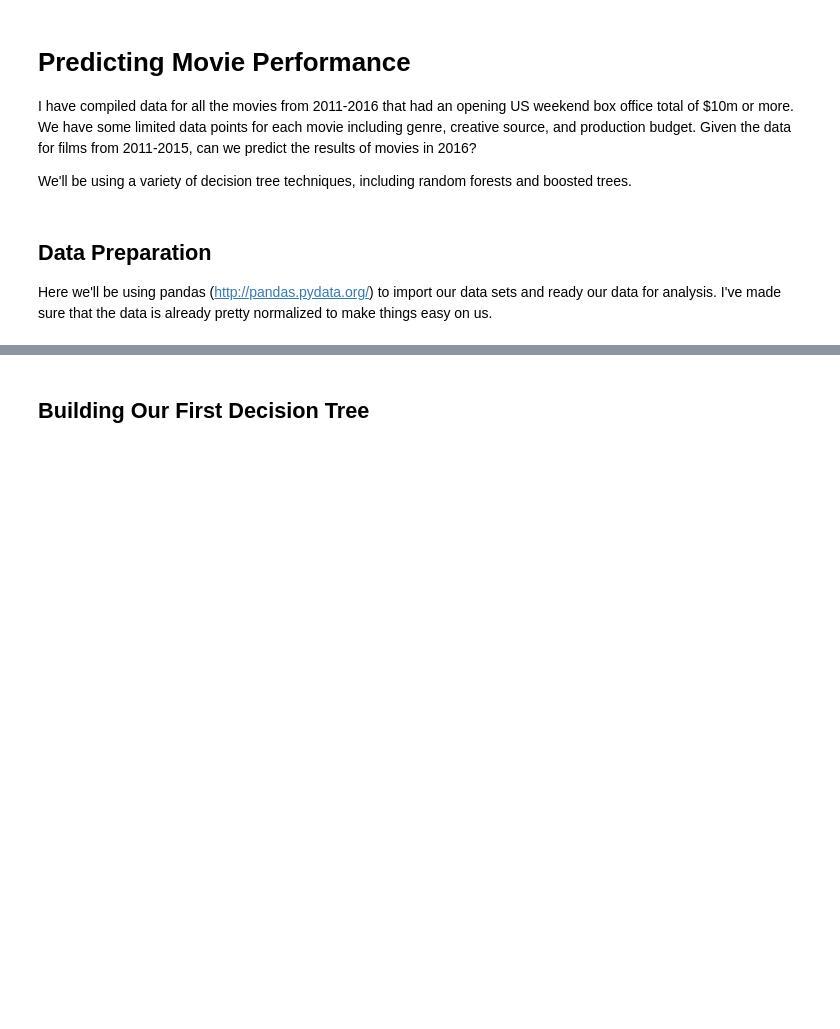
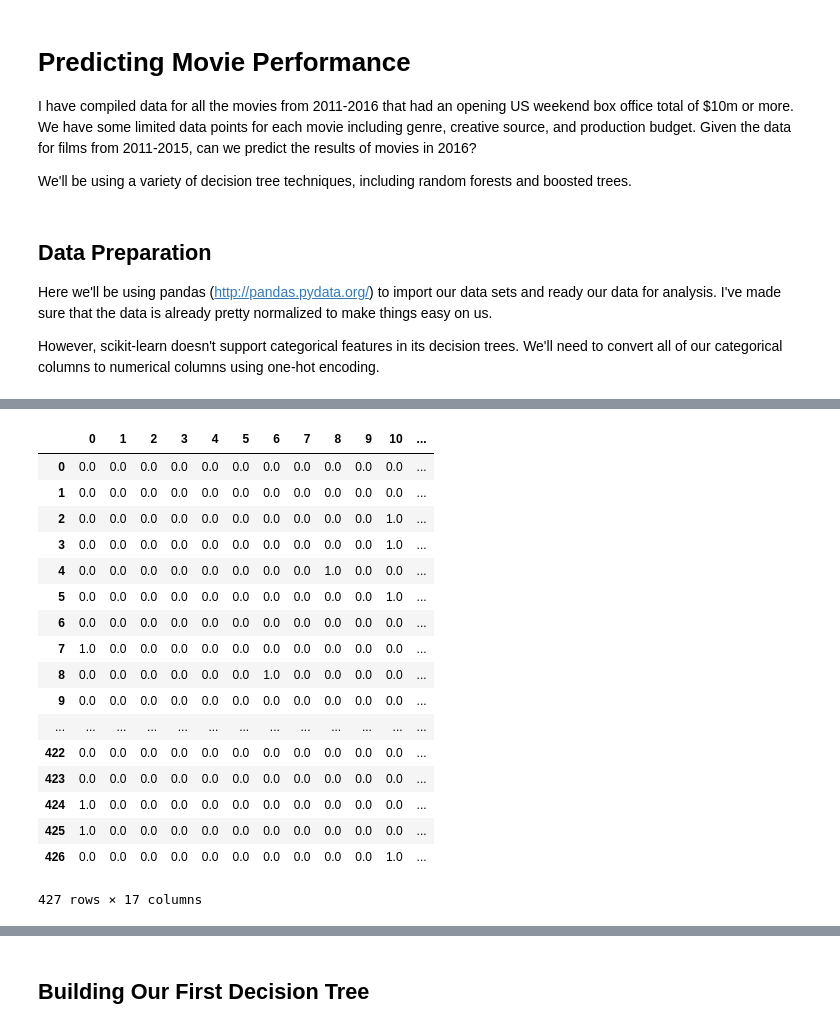
Before and after one commit to Jbroski/movie-data, a Jupyter notebook: Movie Decision Trees.ipynb, the cells around one changed output, grey strips where cells are left out. Cells and saved outputs as stored; diff of their text form; code cells hidden in the pictures; blank space fills up the shorter version.

Commit message:
trying out one-hot encoder

```diff
--- a/Movie Decision Trees.ipynb
+++ b/Movie Decision Trees.ipynb
@@ -17,6 +19,8 @@ from sklearn import tree
 # %% [markdown]
 ## Data Preparation
 Here we'll be using pandas (http://pandas.pydata.org/) to import our data sets and ready our data for analysis. I've made sure that the data is already pretty normalized to make things easy on us.
+
+However, scikit-learn doesn't support categorical features in its decision trees. We'll need to convert all of our categorical columns to numerical columns using one-hot encoding.
 # %%
 train = pd.read_csv('train.csv',parse_dates=[0])
 trainY = train['Infl. Adj. Dom. Box Office']
@@ -35,3 +39,35 @@ train.head()
 | 2 | 2012-03-16 | 21 Jump Street | Sony Pictures | Comedy | Based on TV | Live Action | Contemporary Fiction | ... |
 | 3 | 2014-06-13 | 22 Jump Street | Sony Pictures | Comedy | Based on TV | Live Action | Contemporary Fiction | ... |
 | 4 | 2014-02-21 | 3 Days to Kill | Relativity | Thriller/Suspense | Original Screenplay | Live Action | Contemporary Fiction | ... |
+# %%
+le = LabelEncoder()
+s = train['Theatrical Distributor']
+s = s.append(test['Theatrical Distributor'])
+le.fit(s)
+s1 = le.transform(train['Theatrical Distributor'])
+s2 = le.transform(test['Theatrical Distributor'])
+a = np.append(s1,s2).reshape(-1,1)
+#print a
+oh = OneHotEncoder(sparse=False)
+oh.fit(a)
+st = oh.transform(s1.reshape(-1,1))
+pd.DataFrame(st)
+# %% [output]
+|  | 0 | 1 | 2 | 3 | 4 | 5 | 6 | 7 | 8 | 9 | 10 | ... |
+| 0 | 0.0 | 0.0 | 0.0 | 0.0 | 0.0 | 0.0 | 0.0 | 0.0 | 0.0 | 0.0 | 0.0 | ... |
+| 1 | 0.0 | 0.0 | 0.0 | 0.0 | 0.0 | 0.0 | 0.0 | 0.0 | 0.0 | 0.0 | 0.0 | ... |
+| 2 | 0.0 | 0.0 | 0.0 | 0.0 | 0.0 | 0.0 | 0.0 | 0.0 | 0.0 | 0.0 | 1.0 | ... |
+| 3 | 0.0 | 0.0 | 0.0 | 0.0 | 0.0 | 0.0 | 0.0 | 0.0 | 0.0 | 0.0 | 1.0 | ... |
+| 4 | 0.0 | 0.0 | 0.0 | 0.0 | 0.0 | 0.0 | 0.0 | 0.0 | 1.0 | 0.0 | 0.0 | ... |
+| 5 | 0.0 | 0.0 | 0.0 | 0.0 | 0.0 | 0.0 | 0.0 | 0.0 | 0.0 | 0.0 | 1.0 | ... |
+| 6 | 0.0 | 0.0 | 0.0 | 0.0 | 0.0 | 0.0 | 0.0 | 0.0 | 0.0 | 0.0 | 0.0 | ... |
+| 7 | 1.0 | 0.0 | 0.0 | 0.0 | 0.0 | 0.0 | 0.0 | 0.0 | 0.0 | 0.0 | 0.0 | ... |
+| 8 | 0.0 | 0.0 | 0.0 | 0.0 | 0.0 | 0.0 | 1.0 | 0.0 | 0.0 | 0.0 | 0.0 | ... |
+| 9 | 0.0 | 0.0 | 0.0 | 0.0 | 0.0 | 0.0 | 0.0 | 0.0 | 0.0 | 0.0 | 0.0 | ... |
+| ... | ... | ... | ... | ... | ... | ... | ... | ... | ... | ... | ... | ... |
+| 422 | 0.0 | 0.0 | 0.0 | 0.0 | 0.0 | 0.0 | 0.0 | 0.0 | 0.0 | 0.0 | 0.0 | ... |
+| 423 | 0.0 | 0.0 | 0.0 | 0.0 | 0.0 | 0.0 | 0.0 | 0.0 | 0.0 | 0.0 | 0.0 | ... |
+| 424 | 1.0 | 0.0 | 0.0 | 0.0 | 0.0 | 0.0 | 0.0 | 0.0 | 0.0 | 0.0 | 0.0 | ... |
+| 425 | 1.0 | 0.0 | 0.0 | 0.0 | 0.0 | 0.0 | 0.0 | 0.0 | 0.0 | 0.0 | 0.0 | ... |
+| 426 | 0.0 | 0.0 | 0.0 | 0.0 | 0.0 | 0.0 | 0.0 | 0.0 | 0.0 | 0.0 | 1.0 | ... |
+427 rows × 17 columns
```
Also changed, not shown: parts of 5 cells of this notebook, 1 other file.
